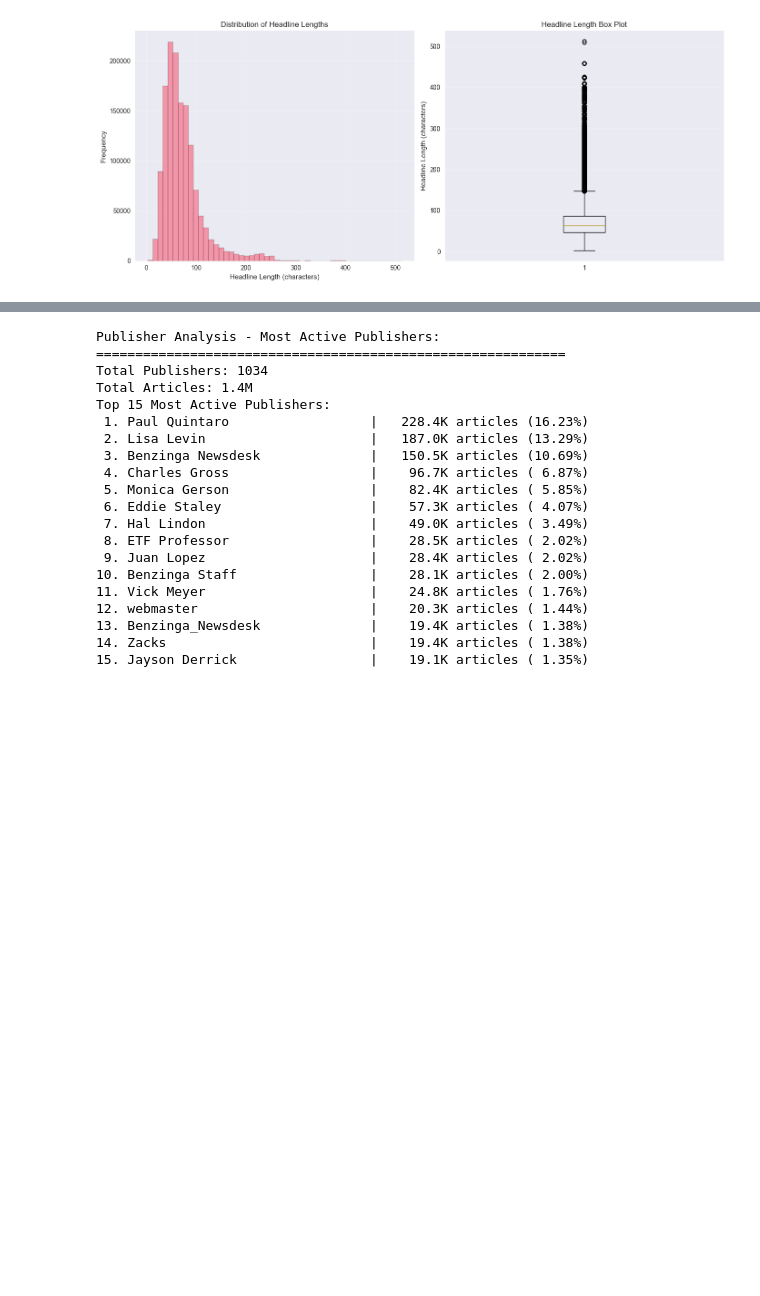
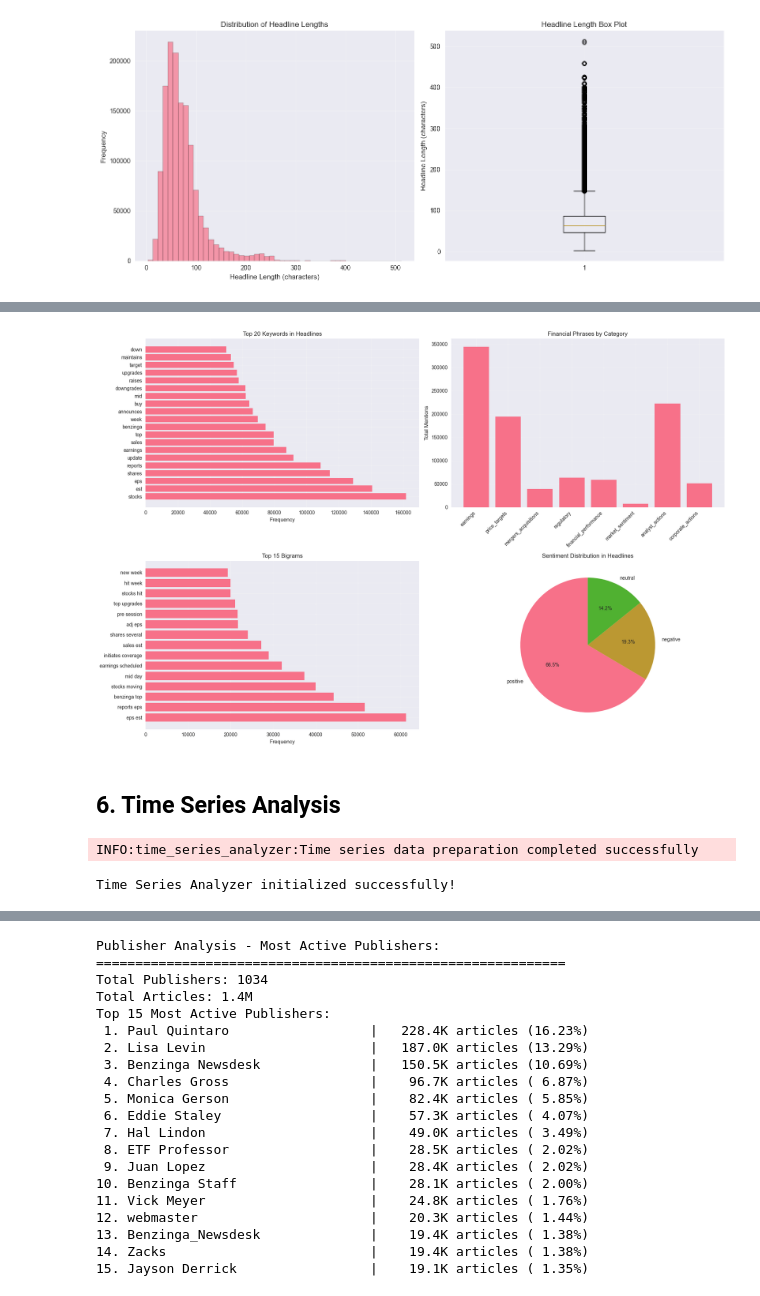
Before and after one commit to projwork/stock-price-prediction-week1, a Jupyter notebook: notebooks/task1_eda.ipynb, the cells around one changed output, grey strips where cells are left out. Drawn from its saved outputs; the diff is of its cells as text; code cells hidden in the pictures; blank space fills up the shorter version.

```diff
--- a/notebooks/task1_eda.ipynb
+++ b/notebooks/task1_eda.ipynb
@@ -21,7 +21,13 @@ import warnings
 # Import custom modules
 from data_loader import FinancialDataLoader
 from eda_analyzer import FinancialEDAAnalyzer
+from text_analyzer import FinancialTextAnalyzer
+from simple_text_analyzer import SimpleFinancialTextAnalyzer
+from time_series_analyzer import FinancialTimeSeriesAnalyzer
+from publisher_analyzer import FinancialPublisherAnalyzer
 from utils import save_analysis_results, format_large_numbers, get_data_quality_report
+
+FinancialTextAnalyzer = SimpleFinancialTextAnalyzer
 
 # Configure plotting
 plt.style.use('seaborn-v0_8')
@@ -168,0 +177,4 @@ analyzer.plot_headline_length_distribution(figsize=(14, 6))
+# %%
+# Initialize text analyzer
+text_analyzer = FinancialTextAnalyzer(df, text_column='headline')
+print("Text Analyzer initialized successfully!")
@@ -168,0 +304,14 @@ analyzer.plot_headline_length_distribution(figsize=(14, 6))
+# %%
+# Comprehensive text analysis visualizations
+text_analyzer.plot_keyword_analysis(figsize=(18, 12))
+# %% [output]
+[figure, added]
+# %% [markdown]
+## 6. Time Series Analysis
+# %%
+# Initialize time series analyzer
+ts_analyzer = FinancialTimeSeriesAnalyzer(df, date_column='date')
+print("Time Series Analyzer initialized successfully!")
+# %% [output]
+INFO:time_series_analyzer:Time series data preparation completed successfully
+Time Series Analyzer initialized successfully!
```
Also changed, not shown: parts of 24 cells of this notebook, 3 other files.
